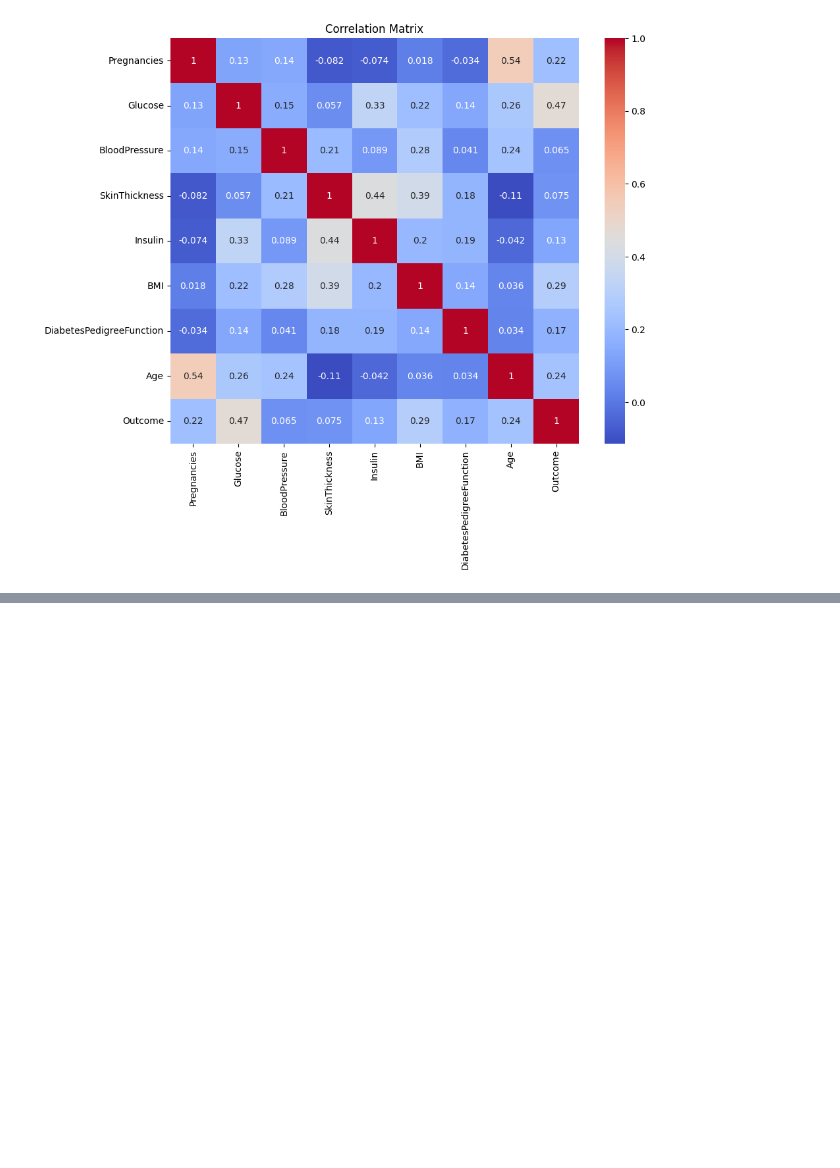
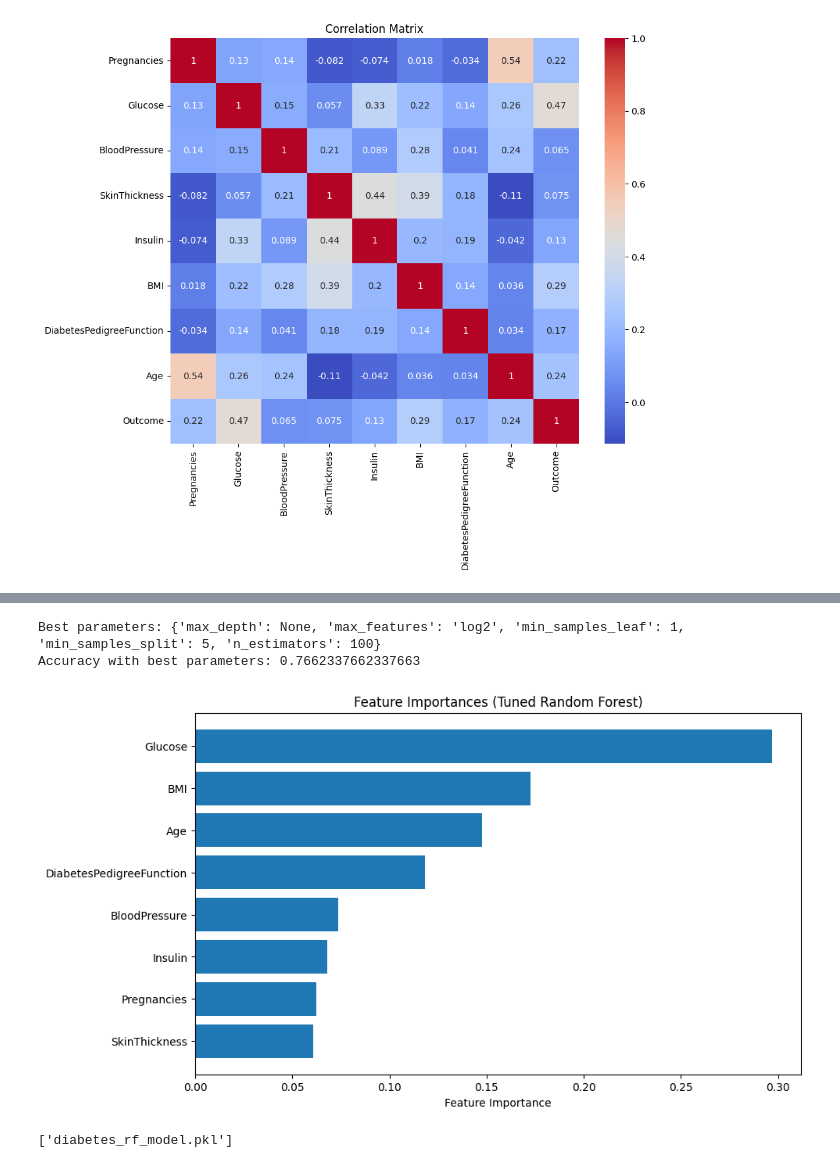
Before and after one commit to solaiman6551/diabetes-risk-predictor, a Jupyter notebook: notebooks/01_data_exploration.ipynb, the cells around one changed output, grey strips where cells are left out. Drawn from its saved outputs; the diff is of its cells as text; code cells hidden in the pictures; blank space fills up the shorter version.

```diff
--- a/notebooks/01_data_exploration.ipynb
+++ b/notebooks/01_data_exploration.ipynb
@@ -39,0 +174,21 @@ dtype: int64
+# %%
+param_grid = {
+    'n_estimators': [50, 100, 150],
+    'max_depth': [None, 5, 10],
+    'min_samples_split': [2, 5],
+    'min_samples_leaf': [1, 2],
+    'max_features': ['sqrt', 'log2']
+}
+# %%
+rf = RandomForestClassifier(random_state=42)
+
+grid_search = GridSearchCV(
+    estimator=rf,
+    param_grid=param_grid,
+    cv=5,  # 5-fold cross-validation
+    n_jobs=-1,  # Use all cores
+    scoring='accuracy',
+    verbose=1
+)
+
+grid_search.fit(X_train, y_train)
@@ -39,0 +204,26 @@ dtype: int64
+# %%
+print("Best parameters:", grid_search.best_params_)
+
+best_rf = grid_search.best_estimator_
+accuracy = best_rf.score(X_test, y_test)
+print("Accuracy with best parameters:", accuracy)
+# %% [output]
+Best parameters: {'max_depth': None, 'max_features': 'log2', 'min_samples_leaf': 1, 'min_samples_split': 5, 'n_estimators': 100}
+Accuracy with best parameters: 0.7662337662337663
+# %%
+importances = best_rf.feature_importances_
+features = X.columns
+sorted_idx = importances.argsort()
+
+plt.figure(figsize=(10, 6))
+plt.barh(features[sorted_idx], importances[sorted_idx])
+plt.xlabel("Feature Importance")
+plt.title("Feature Importances (Tuned Random Forest)")
+plt.show()
+# %% [output]
+[figure, added]
+# %%
+import joblib
+joblib.dump(best_rf, 'diabetes_rf_model.pkl')
+# %% [output]
+['diabetes_rf_model.pkl']
```
Also changed, not shown: parts of 12 cells of this notebook, 1 other file.
